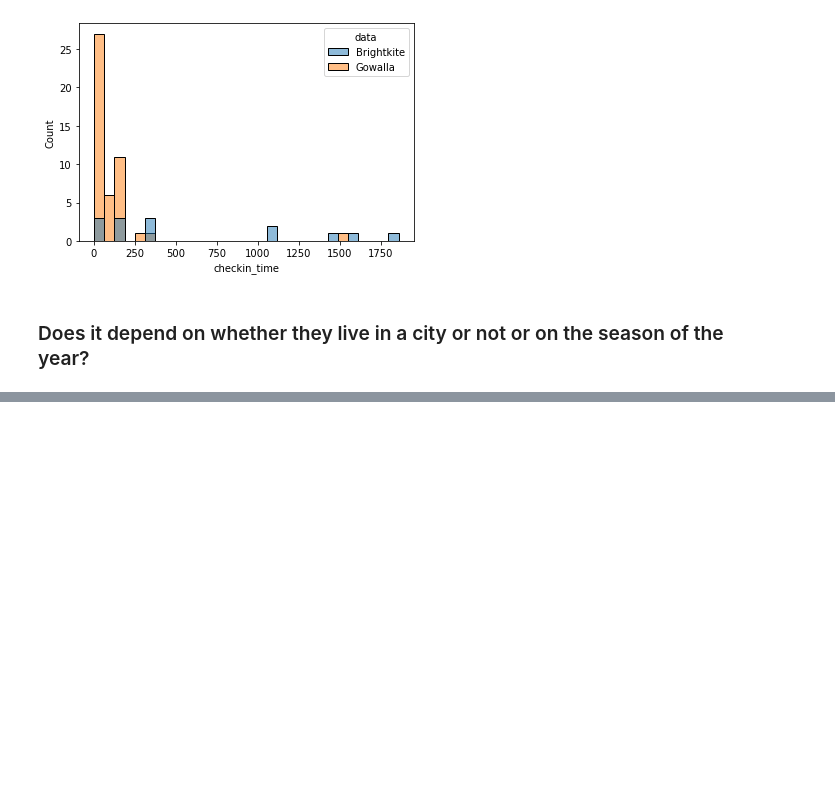
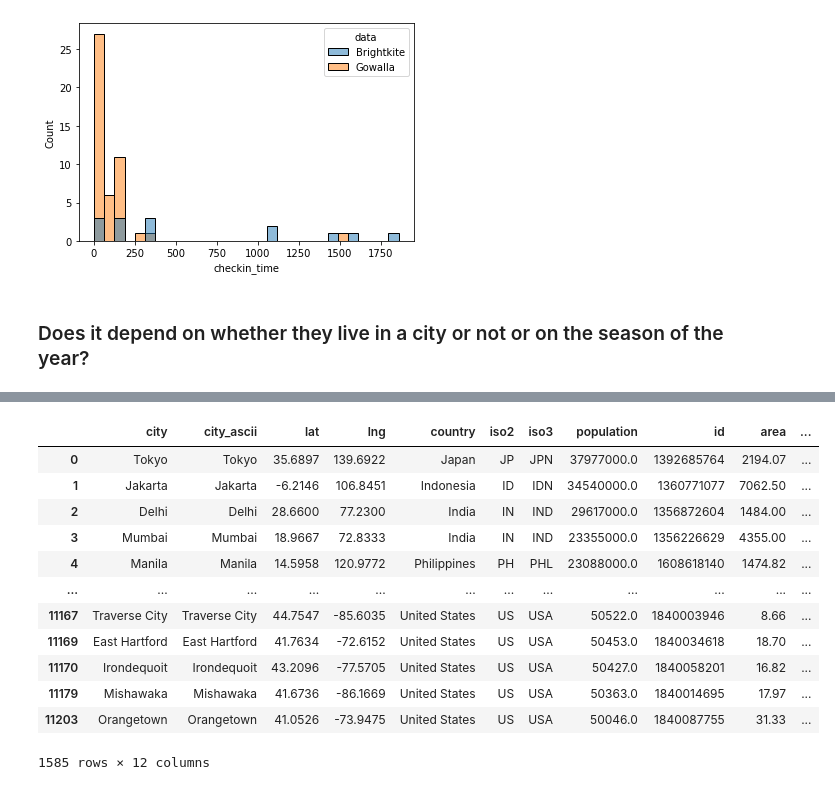
Before and after one commit to epfl-ada/ada-2020-project-milestone-p3-p3_, a Jupyter notebook: Research_question_2.ipynb, the cells around one changed output, grey strips where cells are left out. Saved outputs shown, nothing was run; the diff lists cells and outputs as text; code cells hidden in the pictures; blank space fills up the shorter version.

```diff
--- a/Research_question_2.ipynb
+++ b/Research_question_2.ipynb
@@ -159,2 +141,18 @@ G_homes.columns = G_homes.columns.droplevel(1)
+# %%
+cities
+# %% [output]
+|  | city | city_ascii | lat | lng | country | iso2 | iso3 | population | id | area | ... |
+| 0 | Tokyo | Tokyo | 35.6897 | 139.6922 | Japan | JP | JPN | 37977000.0 | 1392685764 | 2194.07 | ... |
+| 1 | Jakarta | Jakarta | -6.2146 | 106.8451 | Indonesia | ID | IDN | 34540000.0 | 1360771077 | 7062.50 | ... |
+| 2 | Delhi | Delhi | 28.6600 | 77.2300 | India | IN | IND | 29617000.0 | 1356872604 | 1484.00 | ... |
+| 3 | Mumbai | Mumbai | 18.9667 | 72.8333 | India | IN | IND | 23355000.0 | 1356226629 | 4355.00 | ... |
+| 4 | Manila | Manila | 14.5958 | 120.9772 | Philippines | PH | PHL | 23088000.0 | 1608618140 | 1474.82 | ... |
+| ... | ... | ... | ... | ... | ... | ... | ... | ... | ... | ... | ... |
+| 11167 | Traverse City | Traverse City | 44.7547 | -85.6035 | United States | US | USA | 50522.0 | 1840003946 | 8.66 | ... |
+| 11169 | East Hartford | East Hartford | 41.7634 | -72.6152 | United States | US | USA | 50453.0 | 1840034618 | 18.70 | ... |
+| 11170 | Irondequoit | Irondequoit | 43.2096 | -77.5705 | United States | US | USA | 50427.0 | 1840058201 | 16.82 | ... |
+| 11179 | Mishawaka | Mishawaka | 41.6736 | -86.1669 | United States | US | USA | 50363.0 | 1840014695 | 17.97 | ... |
+| 11203 | Orangetown | Orangetown | 41.0526 | -73.9475 | United States | US | USA | 50046.0 | 1840087755 | 31.33 | ... |
+1585 rows × 12 columns
 # %%
 lives_in_city(B_homes, cities)
```
Also changed, not shown: parts of 14 cells of this notebook, 3 other files.
